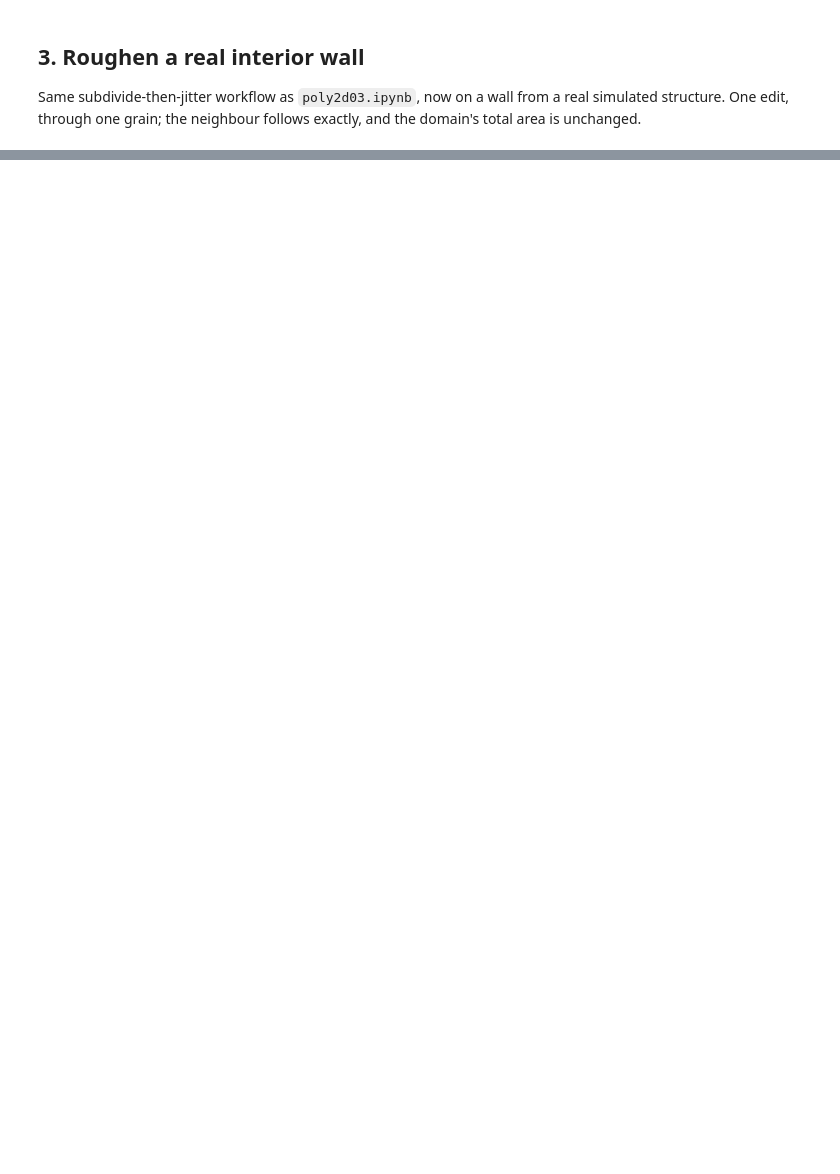
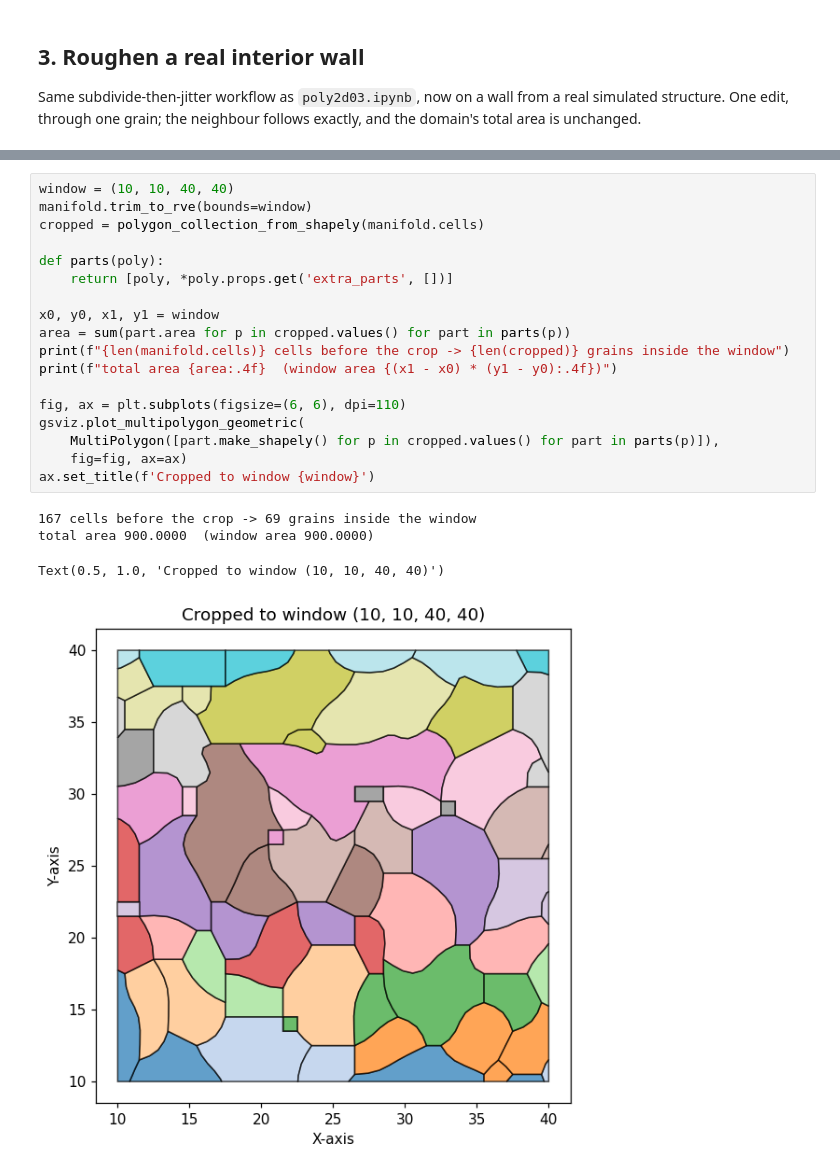
Before and after one commit to Design-By-Fundamentals-UKAEA/UPXO, a Jupyter notebook: src/upxo/demos/geom/poly2d05.ipynb, the cells around one changed output, grey strips where cells are left out. Saved outputs shown, nothing was run; the diff lists cells and outputs as text; blank space fills up the shorter version.

```diff
--- a/src/upxo/demos/geom/poly2d05.ipynb
+++ b/src/upxo/demos/geom/poly2d05.ipynb
@@ -144,0 +162,23 @@ neighbour matches exactly, no gap: True
+# %%
+window = (10, 10, 40, 40)
+manifold.trim_to_rve(bounds=window)
+cropped = polygon_collection_from_shapely(manifold.cells)
+
+def parts(poly):
+    return [poly, *poly.props.get('extra_parts', [])]
+
+x0, y0, x1, y1 = window
+area = sum(part.area for p in cropped.values() for part in parts(p))
+print(f"{len(manifold.cells)} cells before the crop -> {len(cropped)} grains inside the window")
+print(f"total area {area:.4f}  (window area {(x1 - x0) * (y1 - y0):.4f})")
+
+fig, ax = plt.subplots(figsize=(6, 6), dpi=110)
+gsviz.plot_multipolygon_geometric(
+    MultiPolygon([part.make_shapely() for p in cropped.values() for part in parts(p)]),
+    fig=fig, ax=ax)
+ax.set_title(f'Cropped to window {window}')
+# %% [output]
+167 cells before the crop -> 69 grains inside the window
+total area 900.0000  (window area 900.0000)
+Text(0.5, 1.0, 'Cropped to window (10, 10, 40, 40)')
+[figure, added]
```
Also changed, not shown: parts of 4 cells of this notebook.
